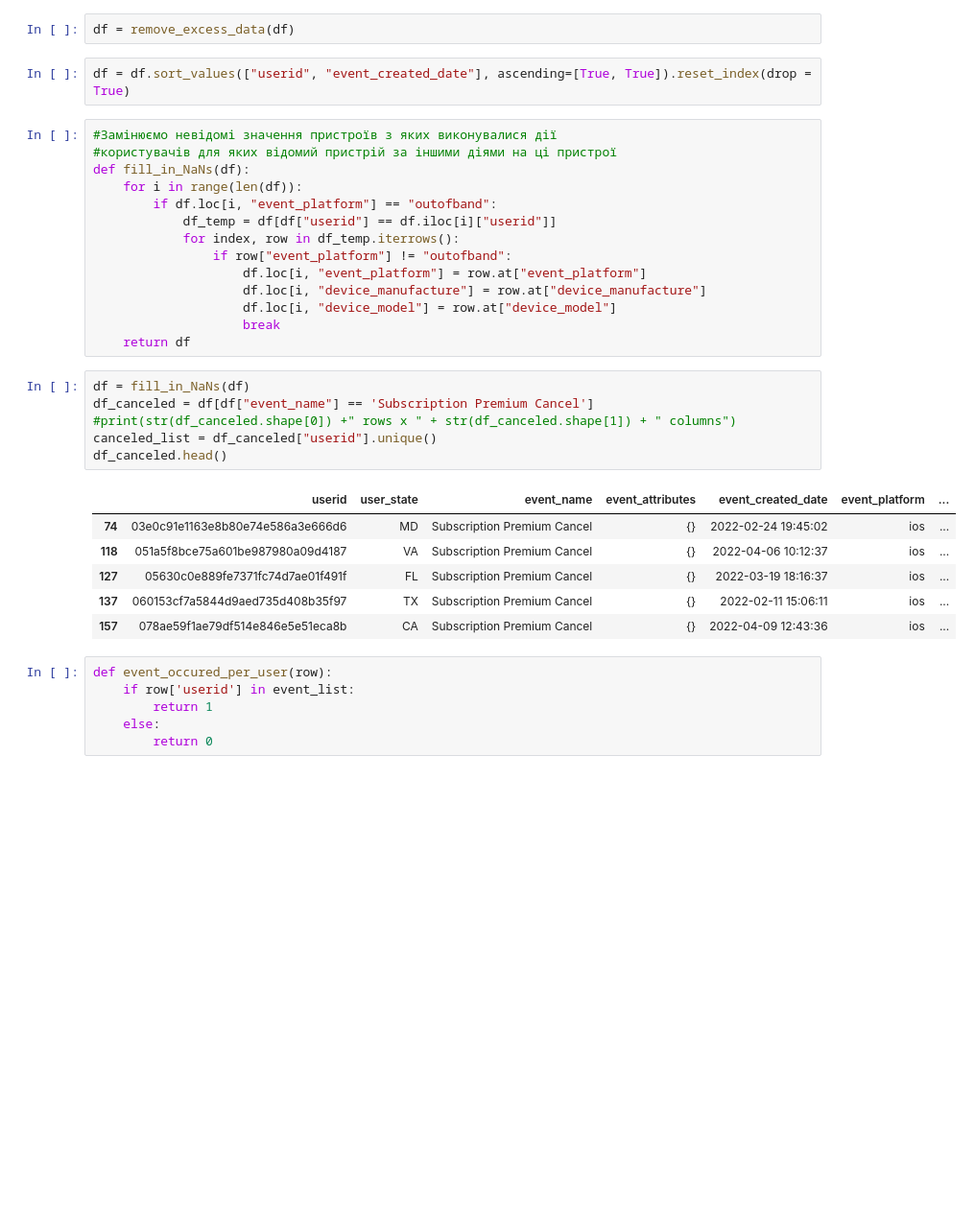
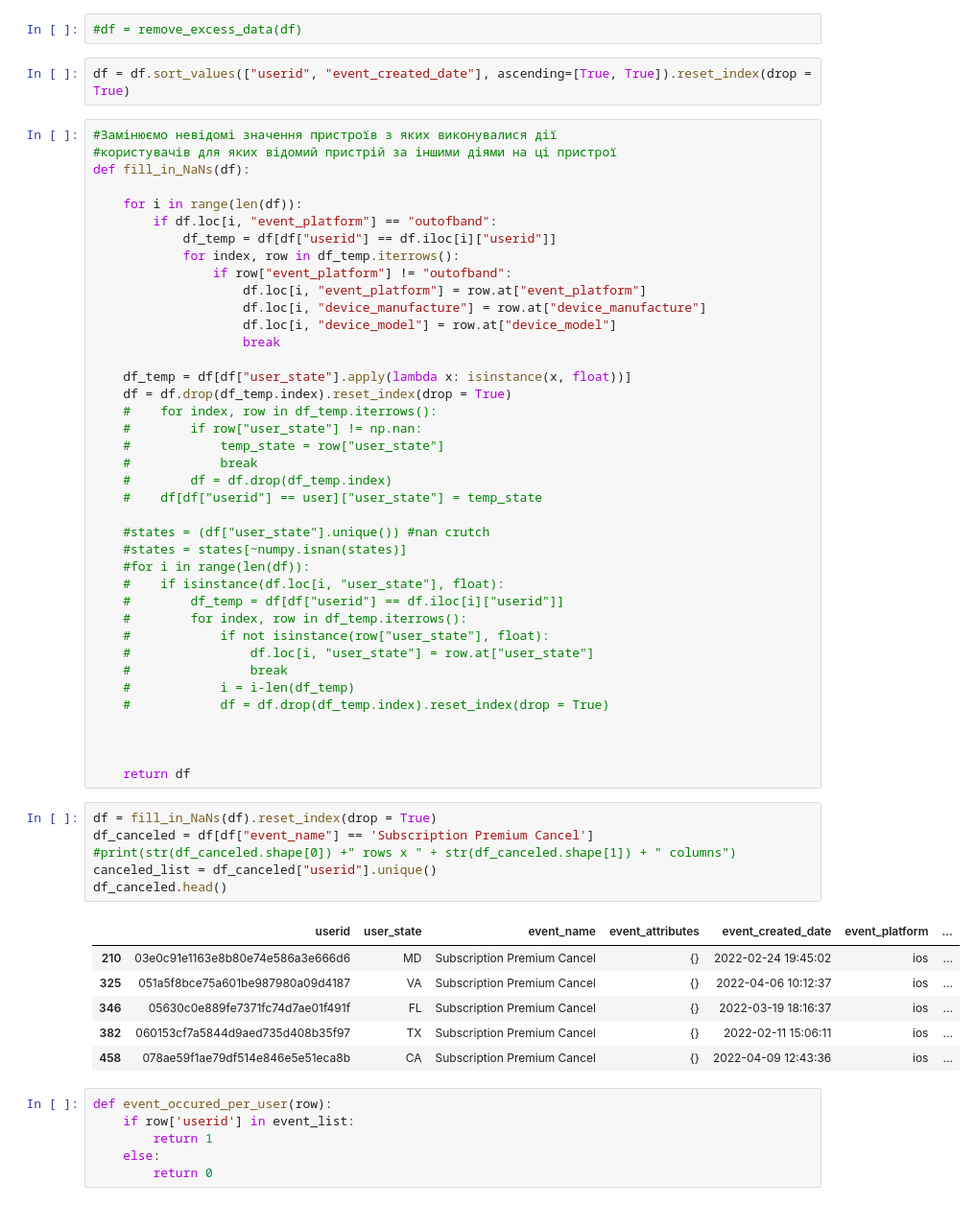
Before and after one commit to ZheZheDoshka/int20h_cryptomonks, a Jupyter notebook: preprocessing.ipynb, the cells around one changed output. Shown at 96% size. Saved outputs shown, nothing was run; the diff lists cells and outputs as text; blank space fills up the shorter version.

```diff
--- a/preprocessing.ipynb
+++ b/preprocessing.ipynb
@@ -44,13 +51,14 @@ def remove_excess_data(df):
         df = df.drop(df_temp.index)
     return df
 # %%
-df = remove_excess_data(df)
+#df = remove_excess_data(df)
 # %%
 df = df.sort_values(["userid", "event_created_date"], ascending=[True, True]).reset_index(drop = True)
 # %%
 #Замінюємо невідомі значення пристроїв з яких виконувалися дії
 #користувачів для яких відомий пристрій за іншими діями на ці пристрої
 def fill_in_NaNs(df):
+
     for i in range(len(df)):
         if df.loc[i, "event_platform"] == "outofband":
             df_temp = df[df["userid"] == df.iloc[i]["userid"]]
@@ -60,20 +68,44 @@ def fill_in_NaNs(df):
                     df.loc[i, "device_manufacture"] = row.at["device_manufacture"]
                     df.loc[i, "device_model"] = row.at["device_model"]
                     break
+
+    df_temp = df[df["user_state"].apply(lambda x: isinstance(x, float))]
+    df = df.drop(df_temp.index).reset_index(drop = True)
+    #    for index, row in df_temp.iterrows():
+    #        if row["user_state"] != np.nan:
+    #            temp_state = row["user_state"]
+    #            break
+    #        df = df.drop(df_temp.index)
+    #    df[df["userid"] == user]["user_state"] = temp_state
+
+    #states = (df["user_state"].unique()) #nan crutch
+    #states = states[~numpy.isnan(states)]
+    #for i in range(len(df)):
+    #    if isinstance(df.loc[i, "user_state"], float):
+    #        df_temp = df[df["userid"] == df.iloc[i]["userid"]]
+    #        for index, row in df_temp.iterrows():
+    #            if not isinstance(row["user_state"], float):
+    #                df.loc[i, "user_state"] = row.at["user_state"]
+    #                break
+    #            i = i-len(df_temp)
+    #            df = df.drop(df_temp.index).reset_index(drop = True)
+
+
+
     return df
 # %%
-df = fill_in_NaNs(df)
+df = fill_in_NaNs(df).reset_index(drop = True)
 df_canceled = df[df["event_name"] == 'Subscription Premium Cancel']
 #print(str(df_canceled.shape[0]) +" rows x " + str(df_canceled.shape[1]) + " columns")
 canceled_list = df_canceled["userid"].unique()
 df_canceled.head()
 # %% [output]
 |  | userid | user_state | event_name | event_attributes | event_created_date | event_platform | ... |
-| 74 | 03e0c91e1163e8b80e74e586a3e666d6 | MD | Subscription Premium Cancel | {} | 2022-02-24 19:45:02 | ios | ... |
-| 118 | 051a5f8bce75a601be987980a09d4187 | VA | Subscription Premium Cancel | {} | 2022-04-06 10:12:37 | ios | ... |
-| 127 | 05630c0e889fe7371fc74d7ae01f491f | FL | Subscription Premium Cancel | {} | 2022-03-19 18:16:37 | ios | ... |
-| 137 | 060153cf7a5844d9aed735d408b35f97 | TX | Subscription Premium Cancel | {} | 2022-02-11 15:06:11 | ios | ... |
-| 157 | 078ae59f1ae79df514e846e5e51eca8b | CA | Subscription Premium Cancel | {} | 2022-04-09 12:43:36 | ios | ... |
+| 210 | 03e0c91e1163e8b80e74e586a3e666d6 | MD | Subscription Premium Cancel | {} | 2022-02-24 19:45:02 | ios | ... |
+| 325 | 051a5f8bce75a601be987980a09d4187 | VA | Subscription Premium Cancel | {} | 2022-04-06 10:12:37 | ios | ... |
+| 346 | 05630c0e889fe7371fc74d7ae01f491f | FL | Subscription Premium Cancel | {} | 2022-03-19 18:16:37 | ios | ... |
+| 382 | 060153cf7a5844d9aed735d408b35f97 | TX | Subscription Premium Cancel | {} | 2022-02-11 15:06:11 | ios | ... |
+| 458 | 078ae59f1ae79df514e846e5e51eca8b | CA | Subscription Premium Cancel | {} | 2022-04-09 12:43:36 | ios | ... |
 # %%
 def event_occured_per_user(row):
     if row['userid'] in event_list:
```
Also changed, not shown: parts of 29 cells of this notebook, 9 other files.
